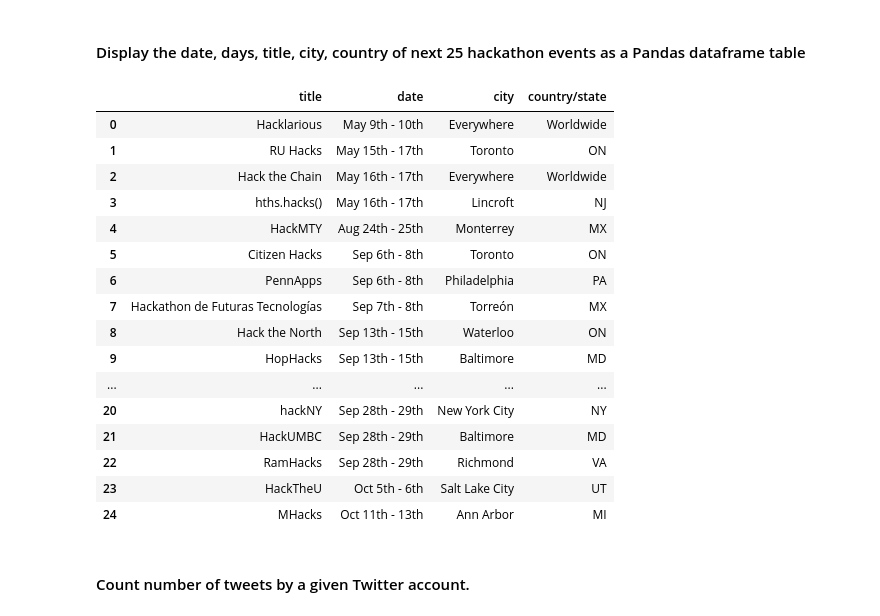
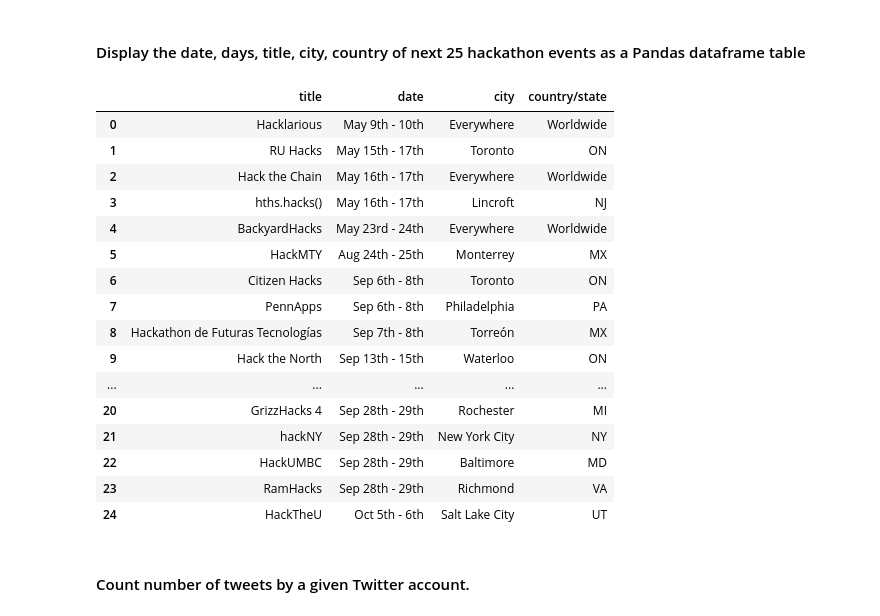
Before and after one commit to ta-data-mexpt/lab-web-scrapping, a Jupyter notebook: your-code/main.ipynb, the cells around one changed output. Cells and saved outputs as stored; diff of their text form; code cells hidden in the pictures.

```diff
--- a/your-code/main.ipynb
+++ b/your-code/main.ipynb
@@ -317,30 +328,30 @@ events=hck_soup.find_all('div',{'class':'event'})
 events=[re.sub('[\s\S]*DIGITAL','',event.text) for event in events]
 events=[re.sub('HIGH SCHOOL','',event) for event in events]
 events=[re.sub(',','',event) for event in events]
-data=[re.sub('\n+ *','\n',event).strip('\n').split('\n') for event in events][:25]
+data=[re.sub('\n+ *','\n',event).strip('\n').split('\n') for event in events]
 # %%
 colnames=['title','date','city','country/state']
 df_hack=pd.DataFrame(data, columns=colnames)
 # %%
-df_hack
+df_hack.head(25)
 # %% [output]
 |  | title | date | city | country/state |
 | 0 | Hacklarious | May 9th - 10th | Everywhere | Worldwide |
 | 1 | RU Hacks | May 15th - 17th | Toronto | ON |
 | 2 | Hack the Chain | May 16th - 17th | Everywhere | Worldwide |
 | 3 | hths.hacks() | May 16th - 17th | Lincroft | NJ |
-| 4 | HackMTY | Aug 24th - 25th | Monterrey | MX |
-| 5 | Citizen Hacks | Sep 6th - 8th | Toronto | ON |
-| 6 | PennApps | Sep 6th - 8th | Philadelphia | PA |
-| 7 | Hackathon de Futuras Tecnologías | Sep 7th - 8th | Torreón | MX |
-| 8 | Hack the North | Sep 13th - 15th | Waterloo | ON |
-| 9 | HopHacks | Sep 13th - 15th | Baltimore | MD |
+| 4 | BackyardHacks | May 23rd - 24th | Everywhere | Worldwide |
+| 5 | HackMTY | Aug 24th - 25th | Monterrey | MX |
+| 6 | Citizen Hacks | Sep 6th - 8th | Toronto | ON |
+| 7 | PennApps | Sep 6th - 8th | Philadelphia | PA |
+| 8 | Hackathon de Futuras Tecnologías | Sep 7th - 8th | Torreón | MX |
+| 9 | Hack the North | Sep 13th - 15th | Waterloo | ON |
 | ... | ... | ... | ... | ... |
-| 20 | hackNY | Sep 28th - 29th | New York City | NY |
-| 21 | HackUMBC | Sep 28th - 29th | Baltimore | MD |
-| 22 | RamHacks | Sep 28th - 29th | Richmond | VA |
-| 23 | HackTheU | Oct 5th - 6th | Salt Lake City | UT |
-| 24 | MHacks | Oct 11th - 13th | Ann Arbor | MI |
+| 20 | GrizzHacks 4 | Sep 28th - 29th | Rochester | MI |
+| 21 | hackNY | Sep 28th - 29th | New York City | NY |
+| 22 | HackUMBC | Sep 28th - 29th | Baltimore | MD |
+| 23 | RamHacks | Sep 28th - 29th | Richmond | VA |
+| 24 | HackTheU | Oct 5th - 6th | Salt Lake City | UT |
 # %% [markdown]
 #### Count number of tweets by a given Twitter account.
 # %% [markdown]
```
Also changed, not shown: parts of 38 cells of this notebook.
